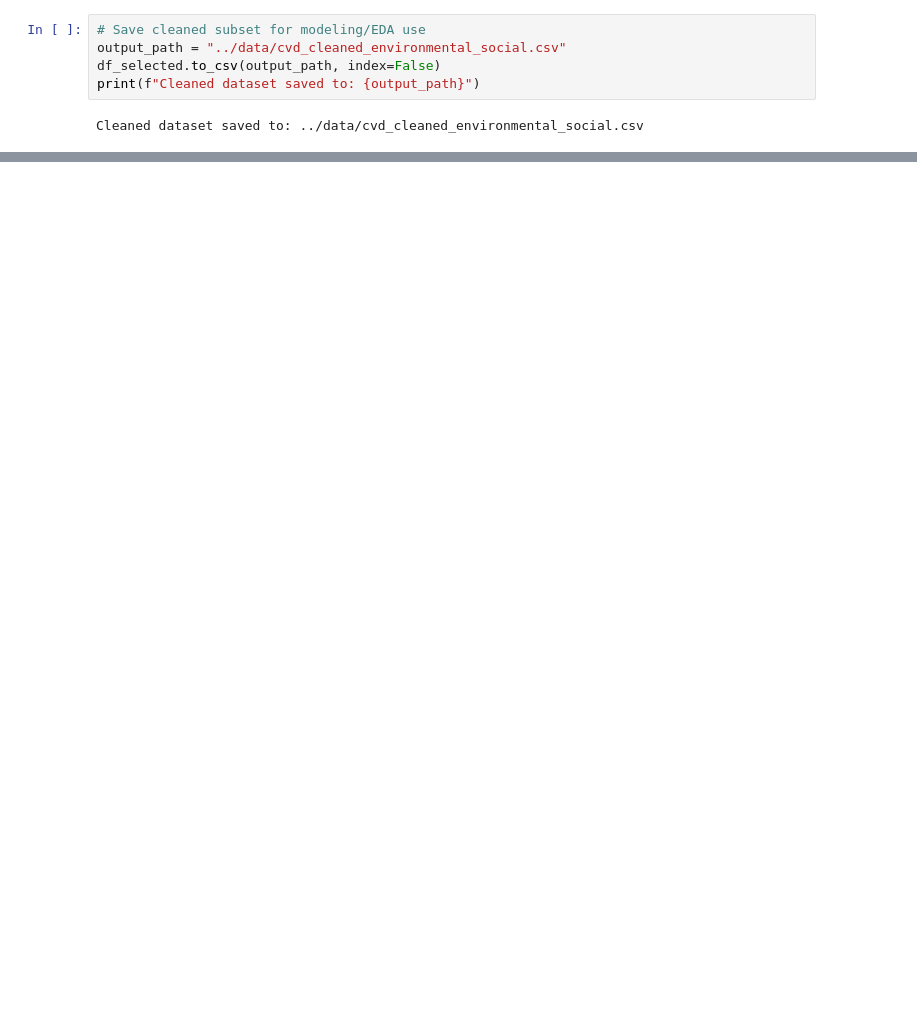
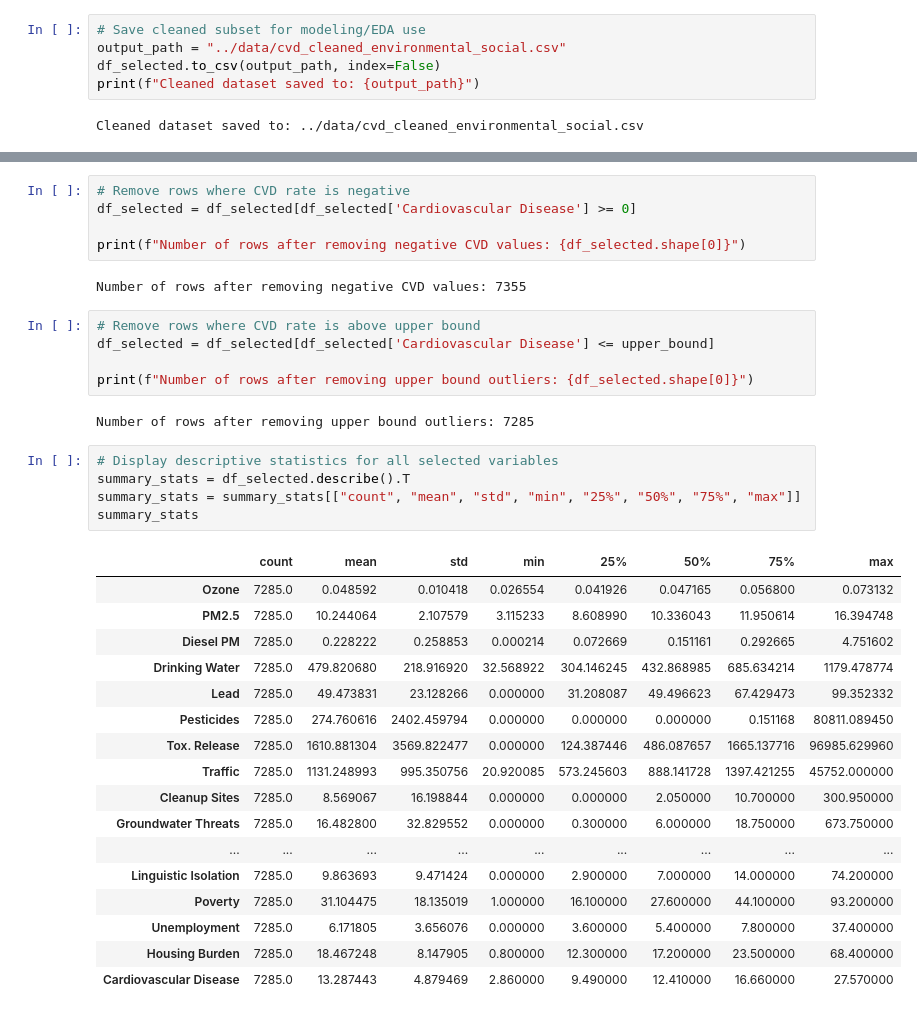
Before and after one commit to deepak161087/Capstone-CVD-analysis, a Jupyter notebook: notebooks/cvd_analysis.ipynb, the cells around one changed output, grey strips where cells are left out. Saved outputs shown, nothing was run; the diff lists cells and outputs as text; blank space fills up the shorter version.

```diff
--- a/notebooks/cvd_analysis.ipynb
+++ b/notebooks/cvd_analysis.ipynb
@@ -188,0 +236,37 @@ df_selected.head(5)
+# %%
+# Remove rows where CVD rate is negative
+df_selected = df_selected[df_selected['Cardiovascular Disease'] >= 0]
+
+print(f"Number of rows after removing negative CVD values: {df_selected.shape[0]}")
+# %% [output]
+Number of rows after removing negative CVD values: 7355
+# %%
+# Remove rows where CVD rate is above upper bound
+df_selected = df_selected[df_selected['Cardiovascular Disease'] <= upper_bound]
+
+print(f"Number of rows after removing upper bound outliers: {df_selected.shape[0]}")
+# %% [output]
+Number of rows after removing upper bound outliers: 7285
+# %%
+# Display descriptive statistics for all selected variables
+summary_stats = df_selected.describe().T
+summary_stats = summary_stats[["count", "mean", "std", "min", "25%", "50%", "75%", "max"]]
+summary_stats
+# %% [output]
+|  | count | mean | std | min | 25% | 50% | 75% | max |
+| Ozone | 7285.0 | 0.048592 | 0.010418 | 0.026554 | 0.041926 | 0.047165 | 0.056800 | 0.073132 |
+| PM2.5 | 7285.0 | 10.244064 | 2.107579 | 3.115233 | 8.608990 | 10.336043 | 11.950614 | 16.394748 |
+| Diesel PM | 7285.0 | 0.228222 | 0.258853 | 0.000214 | 0.072669 | 0.151161 | 0.292665 | 4.751602 |
+| Drinking Water | 7285.0 | 479.820680 | 218.916920 | 32.568922 | 304.146245 | 432.868985 | 685.634214 | 1179.478774 |
+| Lead | 7285.0 | 49.473831 | 23.128266 | 0.000000 | 31.208087 | 49.496623 | 67.429473 | 99.352332 |
+| Pesticides | 7285.0 | 274.760616 | 2402.459794 | 0.000000 | 0.000000 | 0.000000 | 0.151168 | 80811.089450 |
+| Tox. Release | 7285.0 | 1610.881304 | 3569.822477 | 0.000000 | 124.387446 | 486.087657 | 1665.137716 | 96985.629960 |
+| Traffic | 7285.0 | 1131.248993 | 995.350756 | 20.920085 | 573.245603 | 888.141728 | 1397.421255 | 45752.000000 |
+| Cleanup Sites | 7285.0 | 8.569067 | 16.198844 | 0.000000 | 0.000000 | 2.050000 | 10.700000 | 300.950000 |
+| Groundwater Threats | 7285.0 | 16.482800 | 32.829552 | 0.000000 | 0.300000 | 6.000000 | 18.750000 | 673.750000 |
+| ... | ... | ... | ... | ... | ... | ... | ... | ... |
+| Linguistic Isolation | 7285.0 | 9.863693 | 9.471424 | 0.000000 | 2.900000 | 7.000000 | 14.000000 | 74.200000 |
+| Poverty | 7285.0 | 31.104475 | 18.135019 | 1.000000 | 16.100000 | 27.600000 | 44.100000 | 93.200000 |
+| Unemployment | 7285.0 | 6.171805 | 3.656076 | 0.000000 | 3.600000 | 5.400000 | 7.800000 | 37.400000 |
+| Housing Burden | 7285.0 | 18.467248 | 8.147905 | 0.800000 | 12.300000 | 17.200000 | 23.500000 | 68.400000 |
+| Cardiovascular Disease | 7285.0 | 13.287443 | 4.879469 | 2.860000 | 9.490000 | 12.410000 | 16.660000 | 27.570000 |
```
Also changed, not shown: parts of 20 cells of this notebook.
